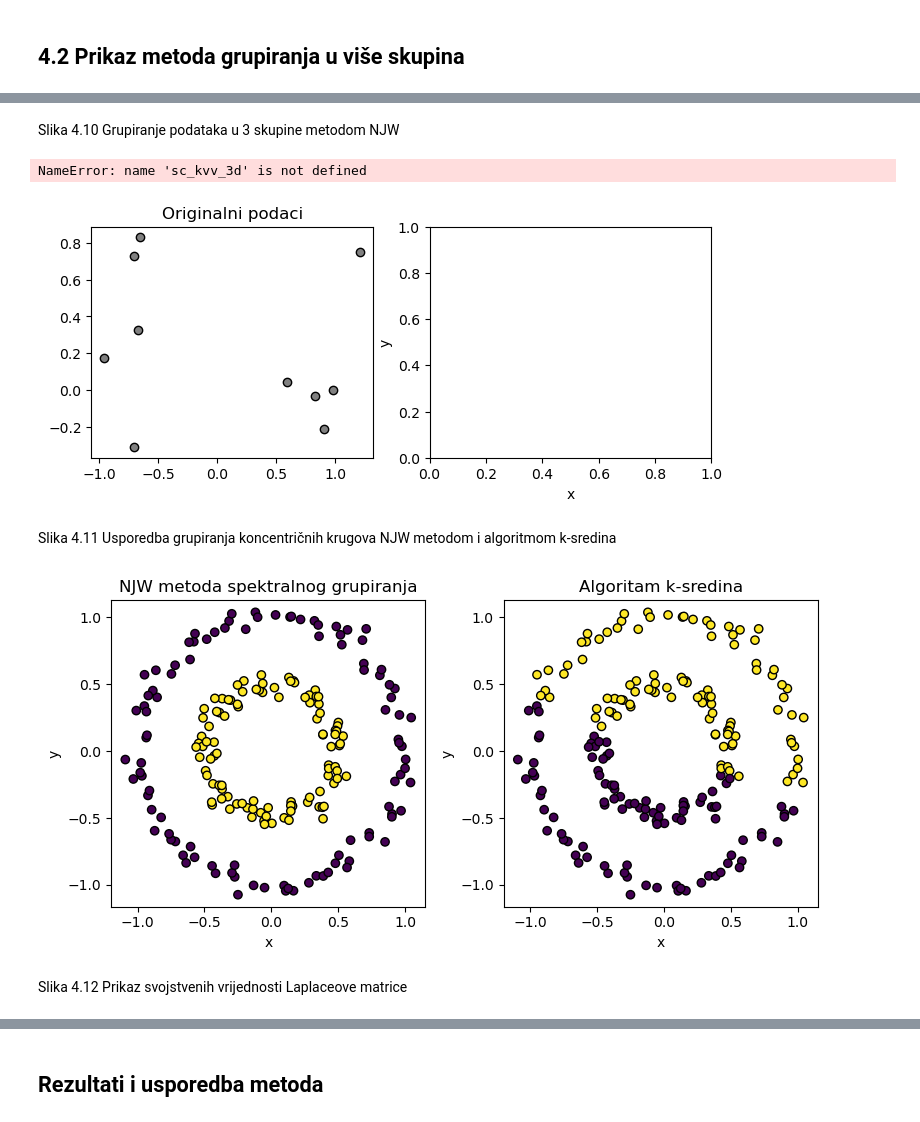
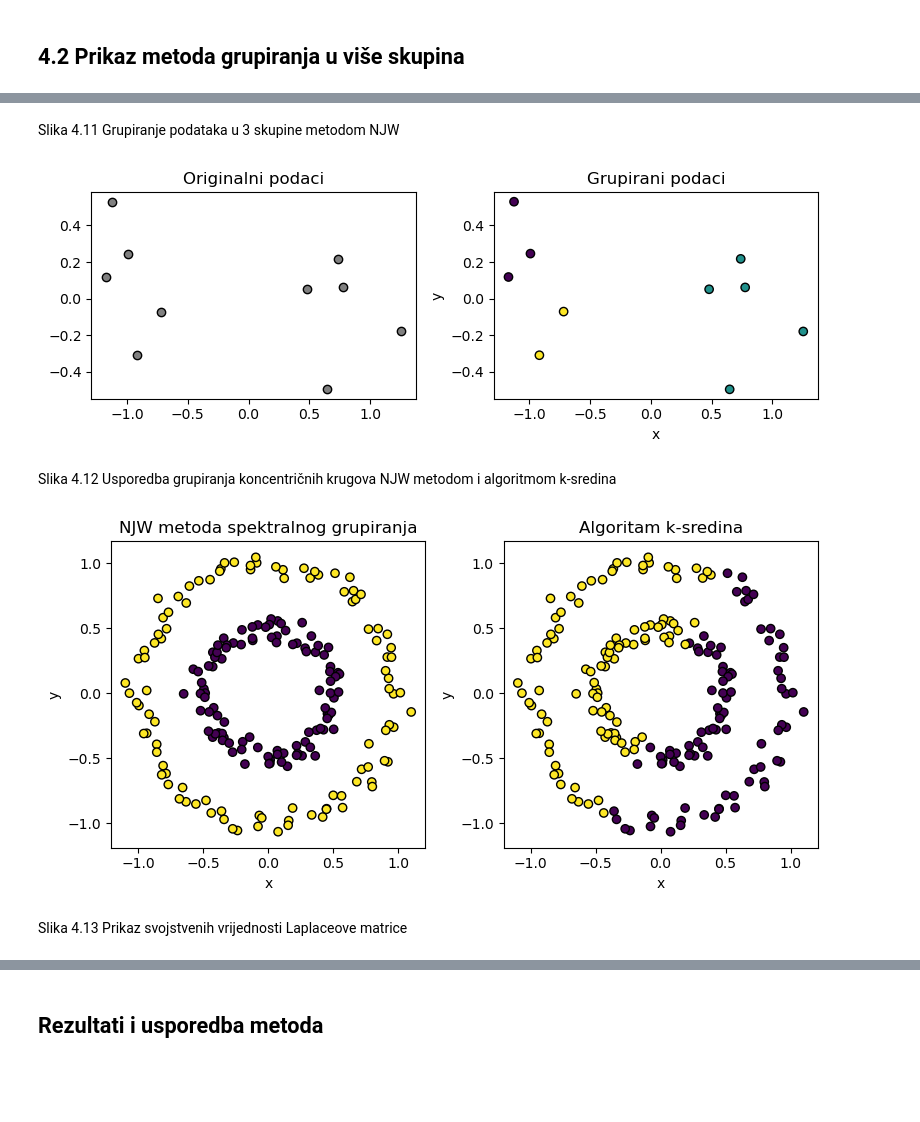
Before and after one commit to antoniamstr1/diplomski_rad, a Jupyter notebook: Spektralno_grupiranje.ipynb, the cells around one changed output, grey strips where cells are left out. Saved outputs shown, nothing was run; the diff lists cells and outputs as text; code cells hidden in the pictures; blank space fills up the shorter version.

```diff
--- a/Spektralno_grupiranje.ipynb
+++ b/Spektralno_grupiranje.ipynb
@@ -752,26 +761,25 @@ $\displaystyle \left[\begin{matrix}0.72 & -0.69 & 0.1\\0.51 & 0.58 & -0.64\\0.67
 # %% [markdown]
-Slika 4.10 Grupiranje podataka u 3 skupine metodom NJW
+Slika 4.11 Grupiranje podataka u 3 skupine metodom NJW
 # %%
 """ vizualizacija početnih i grupiranih rezultata """
 fig, axs = plt.subplots(1, 2, figsize=(8, 3))
 # Lijevi graf
 axs[0].scatter(data_3d[:, 0], data_3d[:, 1], c='gray', edgecolor='k')
 axs[0].set_title('Originalni podaci')
 plt.gca().set_xlabel('x')
 plt.gca().set_ylabel('y')
 # Desni graf
-axs[1].scatter(data_3d[:, 0], data_3d[:, 1], c=sc_kvv_3d.clusters, cmap='viridis', edgecolor='k')
+axs[1].scatter(data_3d[:, 0], data_3d[:, 1], c=sc_njw_3d.clusters, cmap='viridis', edgecolor='k')
 axs[1].set_title('Grupirani podaci')
 plt.gca().set_xlabel('x')
 plt.gca().set_ylabel('y')
 
 plt.tight_layout()
 plt.show()
 # %% [output]
-NameError: name 'sc_kvv_3d' is not defined
-[figure, old version]
+[figure, new version]
 # %% [markdown]
-Slika 4.11 Usporedba grupiranja koncentričnih krugova NJW metodom i algoritmom k-sredina
+Slika 4.12 Usporedba grupiranja koncentričnih krugova NJW metodom i algoritmom k-sredina
 # %%
 from sklearn.datasets import make_circles
 import matplotlib.pyplot as plt
@@ -781,7 +789,7 @@ X, _ = make_circles(n_samples=200, factor=0.5, noise=0.05)
 
 """ model spektralnog grupiranja """
 sc = SpectralClusteringNJW(sigma_X=0.1, max_clusters=2)
-clusters_sc = sc.segment_2d(X)
+clusters_sc = sc.segment(data=X, mode='points', similarity_type='gauss')
 
 """ model algoritma k-sredina """
 kmeans = KMeansCustom(n_clusters=2, data=X)
@@ -808,7 +816,7 @@ axs[1].set_ylabel('y')
 plt.tight_layout()
 plt.show()
 # %% [output]
-[figure, old version]
+[figure, new version]
 # %% [markdown]
-Slika 4.12 Prikaz svojstvenih vrijednosti Laplaceove matrice
+Slika 4.13 Prikaz svojstvenih vrijednosti Laplaceove matrice
 # %%
```
Also changed, not shown: parts of 58 cells of this notebook, 5 other files.
